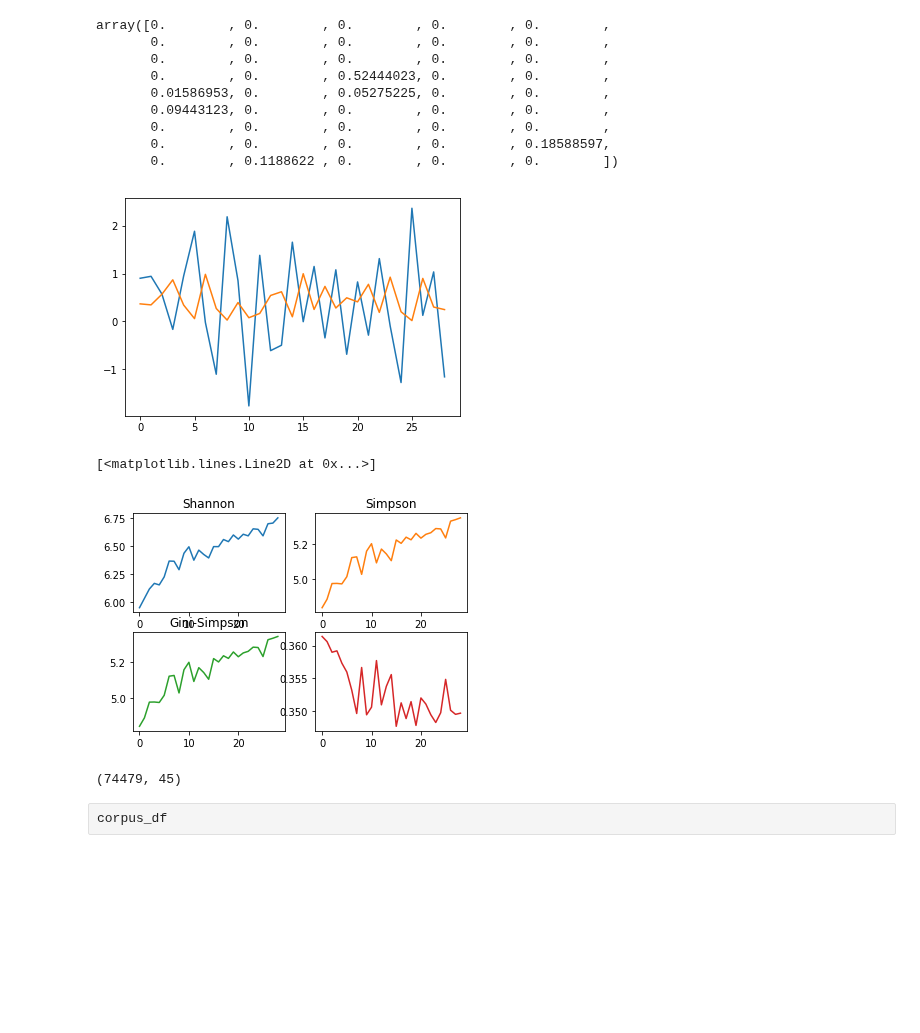
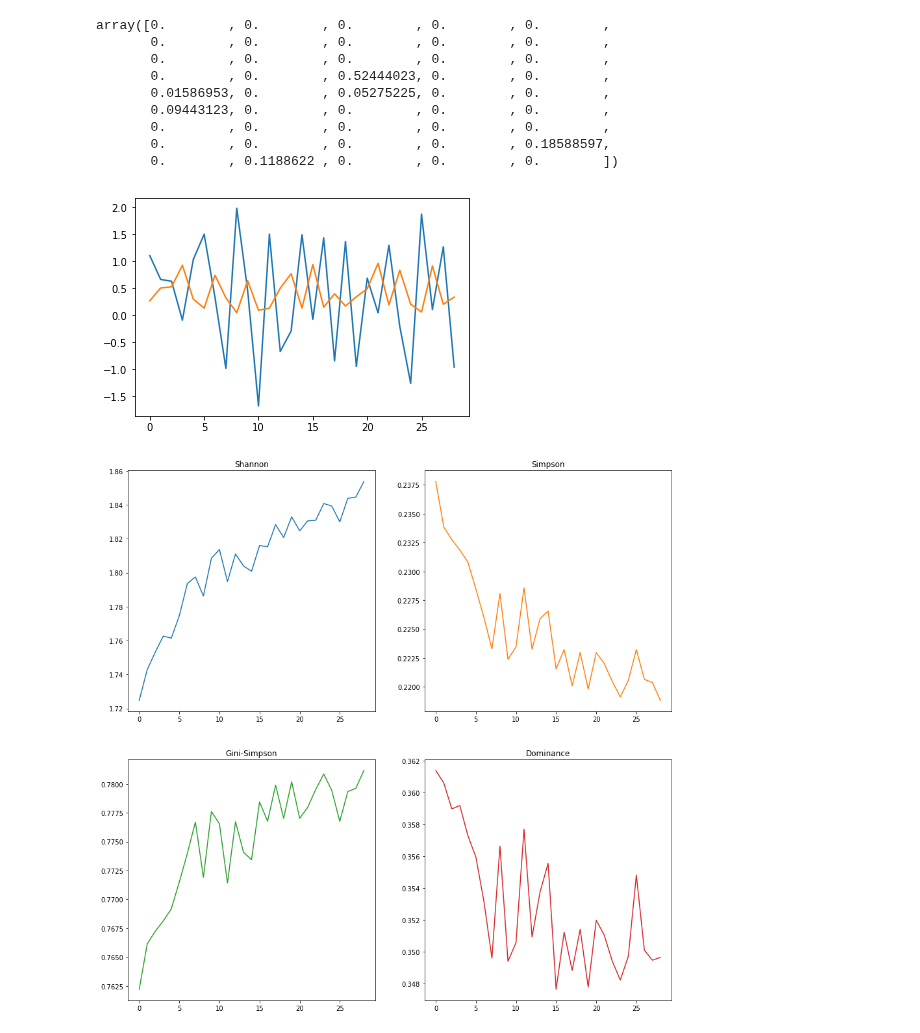
Before and after one commit to mashrekur/topic_modeling_hydrology, a Jupyter notebook: diversity_analysis.ipynb, the cells around one changed output. Saved outputs shown, nothing was run; the diff lists cells and outputs as text; code cells hidden in the pictures; blank space fills up the shorter version.

```diff
--- a/diversity_analysis.ipynb
+++ b/diversity_analysis.ipynb
@@ -204,48 +207,44 @@ dominance_mean = []
 evenness_mean = []
 t_test = []
 
-# topic_distributions_wogw
 
 for y, year in enumerate(years):
     topic_distributions_year = topic_distributions[corpus_df['Year'] == year,:]
 
-    shannon_diversity[year] = ep.diversity(topic_distributions_year, method = 'shannon', breakNA=False, num_equiv=True)
-    simpson_diversity[year] = ep.diversity(topic_distributions_year, method = 'simpson', breakNA=False, num_equiv=True)
-    gini_diversity[year] = ep.diversity(topic_distributions_year, method = 'gini-simpson', breakNA=False, num_equiv=True)
-    dominance[year] = ep.diversity(topic_distributions_year, method = 'dominance', breakNA=False, num_equiv=True)
-    evenness[year] = ep.diversity(topic_distributions_year, method = 'even', breakNA=False, num_equiv=True)
+    shannon_diversity[year] = ep.diversity(topic_distributions_year, method = 'shannon', breakNA=False, num_equiv=False)
+    simpson_diversity[year] = ep.diversity(topic_distributions_year, method = 'simpson', breakNA=False, num_equiv=False)
+    gini_diversity[year] = ep.diversity(topic_distributions_year, method = 'gini-simpson', breakNA=False, num_equiv=False)
+    dominance[year] = ep.diversity(topic_distributions_year, method = 'dominance', breakNA=False, num_equiv=False)
+    evenness[year] = ep.diversity(topic_distributions_year, method = 'even', breakNA=False, num_equiv=False)
 
     shannon_diversity_mean.append(np.mean(shannon_diversity[year]))
     simpson_diversity_mean.append(np.mean(simpson_diversity[year]))
     gini_diversity_mean.append(np.mean(gini_diversity[year]))
     dominance_mean.append(np.mean(dominance[year]))
     evenness_mean.append(np.mean(evenness[year]))
 
     if y > 0:
 #         print((stats.ttest_ind(shannon_diversity[years[y]],shannon_diversity[years[y-1]])))
         t_test.append(stats.ttest_ind(shannon_diversity[years[y]],shannon_diversity[years[y-1]]))
 #         print(t_test)
 
 plt.plot(t_test[:])
 
 plt.show()
 #         print(year, np.median(shannon_diversity[year]), np.mean(shannon_diversity[year]), np.std(shannon_diversity[year]))
 
-fig, axs = plt.subplots(2,2)
+fig, axs = plt.subplots(2,2,figsize=(15,15))
 axs[0, 0].plot(shannon_diversity_mean[:-1])
 axs[0, 0].set_title('Shannon')
 axs[0, 1].plot(simpson_diversity_mean[:-1], 'tab:orange')
 axs[0, 1].set_title('Simpson')
 axs[1, 0].plot(gini_diversity_mean[:-1],'tab:green')
 axs[1, 0].set_title('Gini-Simpson')
 axs[1, 1].plot(dominance_mean[:-1], 'tab:red')
+axs[1, 1].set_title('Dominance')
+
+
+plt.savefig('figures/diversity_year_mean.png')
 # %% [output]
-[figure, old version]
+[figure, new version]
-[<matplotlib.lines.Line2D at 0x...>]
-[figure, old version]
+[figure, new version]
-# %%
-topic_distributions.shape
-# %% [output]
-(74479, 45)
-# %% [raw]
-corpus_df
```
Also changed, not shown: parts of 10 cells of this notebook, 3 other files.
